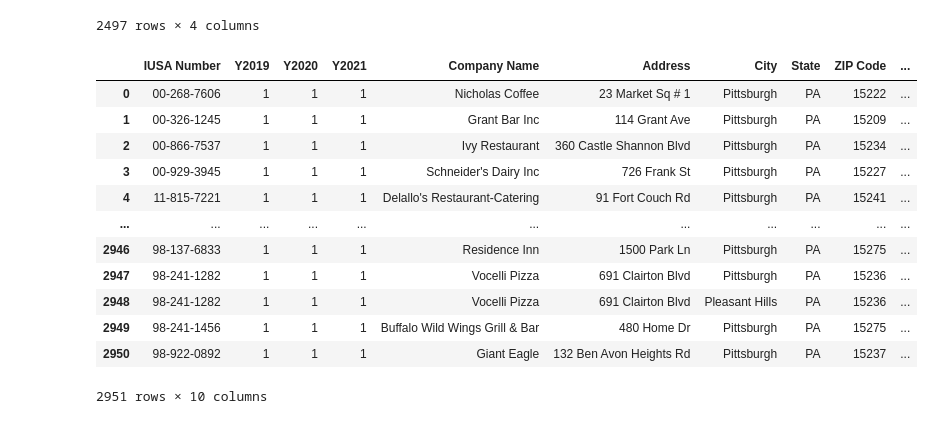
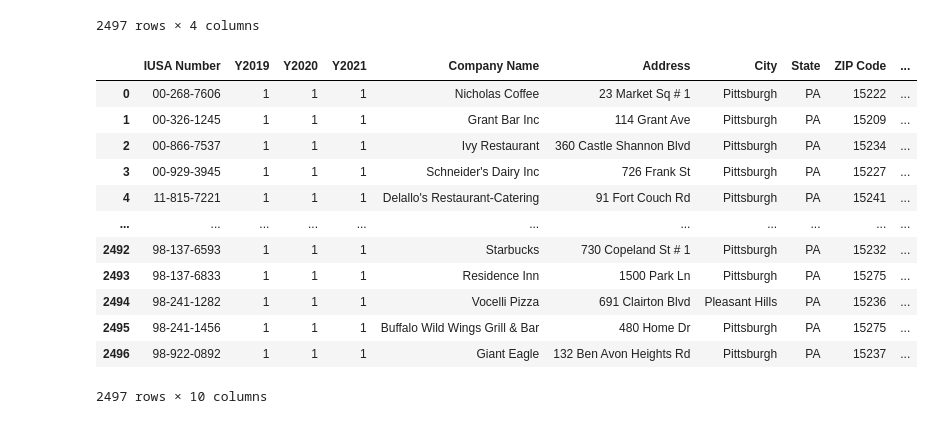
Before and after one commit to korawichkavee/GIS-Restaurant_COVID_Walkable_PGH, a Jupyter notebook: PivotYear.ipynb, the cells around one changed output. Saved outputs shown, nothing was run; the diff lists cells and outputs as text; code cells hidden in the pictures.

```diff
--- a/PivotYear.ipynb
+++ b/PivotYear.ipynb
@@ -63,21 +63,21 @@ df.to_csv("IUSAYear" + ".csv",index=False)
 # %%
 df_rest = pd.read_csv("PghRestaurantAllYear.csv",dtype=str)
 df_rest = df_rest.drop(columns=['Version Year'])
-df_rest = df_rest.drop_duplicates()
+df_rest = df_rest.drop_duplicates(subset='IUSA Number', keep='last')
 #Join
 df_join = pd.merge(df, df_rest, on='IUSA Number', how='left')
 df_join
 # %% [output]
 |  | IUSA Number | Y2019 | Y2020 | Y2021 | Company Name | Address | City | State | ZIP Code | ... |
 | 0 | 00-268-7606 | 1 | 1 | 1 | Nicholas Coffee | 23 Market Sq # 1 | Pittsburgh | PA | 15222 | ... |
 | 1 | 00-326-1245 | 1 | 1 | 1 | Grant Bar Inc | 114 Grant Ave | Pittsburgh | PA | 15209 | ... |
 | 2 | 00-866-7537 | 1 | 1 | 1 | Ivy Restaurant | 360 Castle Shannon Blvd | Pittsburgh | PA | 15234 | ... |
 | 3 | 00-929-3945 | 1 | 1 | 1 | Schneider's Dairy Inc | 726 Frank St | Pittsburgh | PA | 15227 | ... |
 | 4 | 11-815-7221 | 1 | 1 | 1 | Delallo's Restaurant-Catering | 91 Fort Couch Rd | Pittsburgh | PA | 15241 | ... |
 | ... | ... | ... | ... | ... | ... | ... | ... | ... | ... | ... |
-| 2946 | 98-137-6833 | 1 | 1 | 1 | Residence Inn | 1500 Park Ln | Pittsburgh | PA | 15275 | ... |
-| 2947 | 98-241-1282 | 1 | 1 | 1 | Vocelli Pizza | 691 Clairton Blvd | Pittsburgh | PA | 15236 | ... |
-| 2948 | 98-241-1282 | 1 | 1 | 1 | Vocelli Pizza | 691 Clairton Blvd | Pleasant Hills | PA | 15236 | ... |
-| 2949 | 98-241-1456 | 1 | 1 | 1 | Buffalo Wild Wings Grill & Bar | 480 Home Dr | Pittsburgh | PA | 15275 | ... |
-| 2950 | 98-922-0892 | 1 | 1 | 1 | Giant Eagle | 132 Ben Avon Heights Rd | Pittsburgh | PA | 15237 | ... |
+| 2492 | 98-137-6593 | 1 | 1 | 1 | Starbucks | 730 Copeland St # 1 | Pittsburgh | PA | 15232 | ... |
+| 2493 | 98-137-6833 | 1 | 1 | 1 | Residence Inn | 1500 Park Ln | Pittsburgh | PA | 15275 | ... |
+| 2494 | 98-241-1282 | 1 | 1 | 1 | Vocelli Pizza | 691 Clairton Blvd | Pleasant Hills | PA | 15236 | ... |
+| 2495 | 98-241-1456 | 1 | 1 | 1 | Buffalo Wild Wings Grill & Bar | 480 Home Dr | Pittsburgh | PA | 15275 | ... |
+| 2496 | 98-922-0892 | 1 | 1 | 1 | Giant Eagle | 132 Ben Avon Heights Rd | Pittsburgh | PA | 15237 | ... |
-2951 rows × 10 columns
+2497 rows × 10 columns
```
Also changed, not shown: parts of 6 cells of this notebook, 2 other files.
